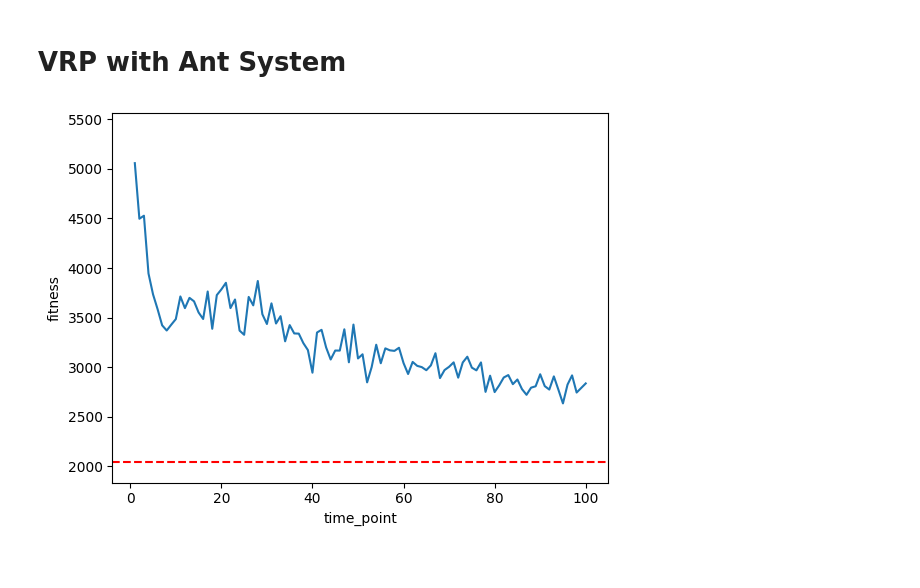
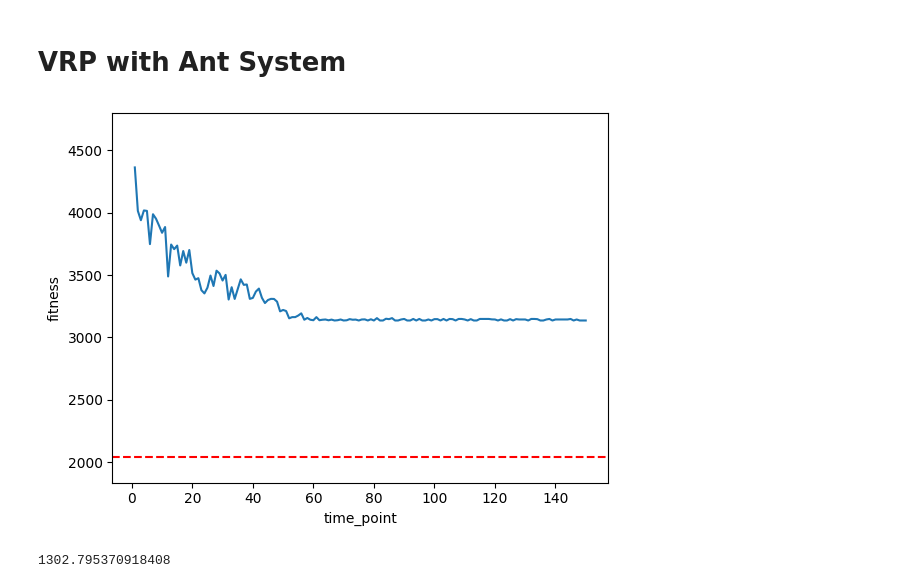
Before and after one commit to MarkusKiesel93/Self-Organizing_Systems, a Jupyter notebook: exercise_1/VRP.ipynb, the cells around one changed output. Saved outputs shown, nothing was run; the diff lists cells and outputs as text; code cells hidden in the pictures.

```diff
--- a/exercise_1/VRP.ipynb
+++ b/exercise_1/VRP.ipynb
@@ -38,18 +63,22 @@ plot_solution(coordinates, single_path)
 # %% [markdown]
 # VRP with Ant System
 # %%
-PROBLEM_INSTANCE_NAME = 'tai100a'
+PROBLEM_INSTANCE_NAME = "tai100a"#'X-n655-k131'
 
-tsp_loader = VRPLoader(PROBLEM_INSTANCE_NAME)
-coordinates, problem_instance, demand, capacity, best_solution, best_solution_cost = tsp_loader.load_problem_instance()
-ant_system = AntSystem(AntVRP, problem_instance, demand=demand, capacity=capacity, debug_mode=False)
+vrp_loader = VRPLoader(PROBLEM_INSTANCE_NAME)
+coordinates, problem_instance, demand, capacity, best_solution, best_solution_cost = vrp_loader.load_problem_instance()
+ant_system = AntSystem(AntVRP, problem_instance, demand=demand, capacity=capacity, debug_mode=False, number_of_ants=75, time=150, visibility="saving_function", trail_update="elitist", alpha=1, beta=4, evaporation_coefficient=0.25, best_rate=0.2, candidate_ratio=0.5)
 ant_system.run()
 stats_df = ant_system.fitness_df()
 
 chart = sns.lineplot(data=stats_df, x='time_point', y='fitness')
 plt.ylim(best_solution_cost * 0.9, stats_df.fitness.max() * 1.1)
 chart.axhline(best_solution_cost, color='red', linestyle='--')
 plt.show()
 # %% [output]
-[figure, old version]
+[figure, new version]
+# %%
+ant_system._fitness_all_ants[ant_system._top_ant]
+# %% [output]
+1302.795370918408
 # %%
```
Also changed, not shown: parts of 5 cells of this notebook.
